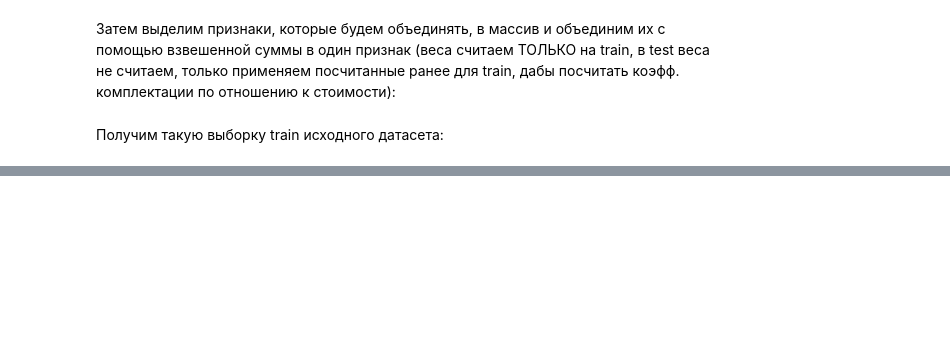
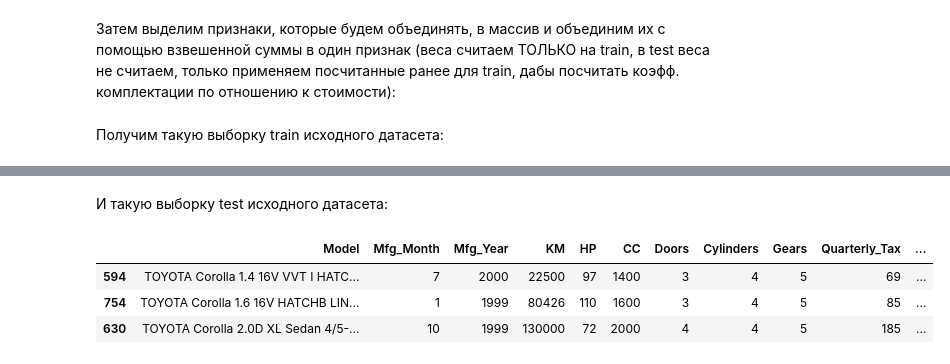
Before and after one commit to topj0bstule/ML_Course, a Jupyter notebook: hw04_/hw04_notebook.ipynb, the cells around one changed output, grey strips where cells are left out. Cells and saved outputs as stored; diff of their text form; code cells hidden in the pictures; blank space fills up the shorter version.

```diff
--- a/hw04_/hw04_notebook.ipynb
+++ b/hw04_/hw04_notebook.ipynb
@@ -376,0 +402,9 @@ df.drop(pca_features, axis=1, inplace=True)
+# %% [markdown]
+И такую выборку test исходного датасета:
+# %%
+test_df.head(3)
+# %% [output]
+|  | Model | Mfg_Month | Mfg_Year | KM | HP | CC | Doors | Cylinders | Gears | Quarterly_Tax | ... |
+| 594 | TOYOTA Corolla 1.4 16V VVT I HATC... | 7 | 2000 | 22500 | 97 | 1400 | 3 | 4 | 5 | 69 | ... |
+| 754 | TOYOTA Corolla 1.6 16V HATCHB LIN... | 1 | 1999 | 80426 | 110 | 1600 | 3 | 4 | 5 | 85 | ... |
+| 630 | TOYOTA Corolla 2.0D XL Sedan 4/5-... | 10 | 1999 | 130000 | 72 | 2000 | 4 | 4 | 5 | 185 | ... |
```
Also changed, not shown: parts of 33 cells of this notebook.
